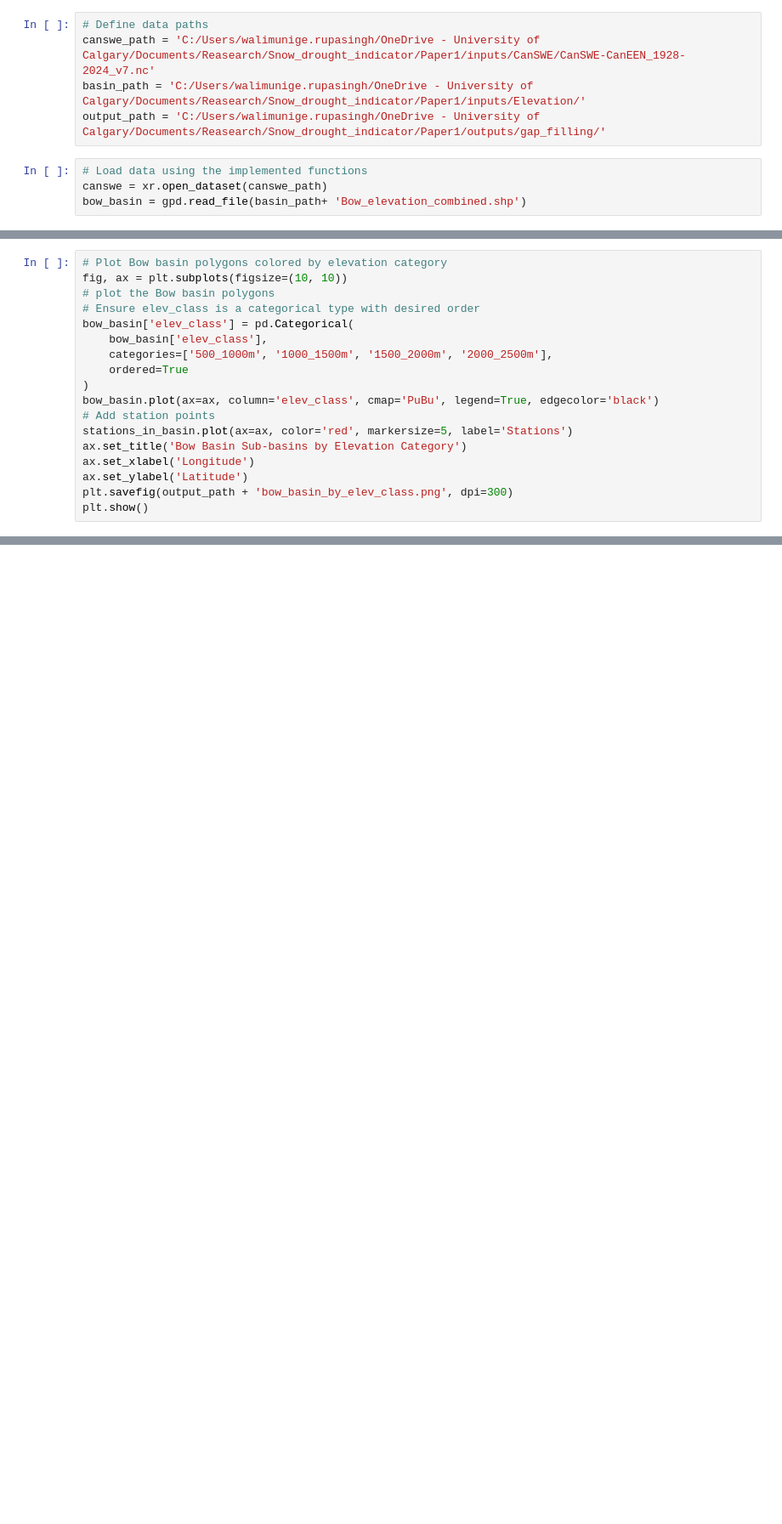
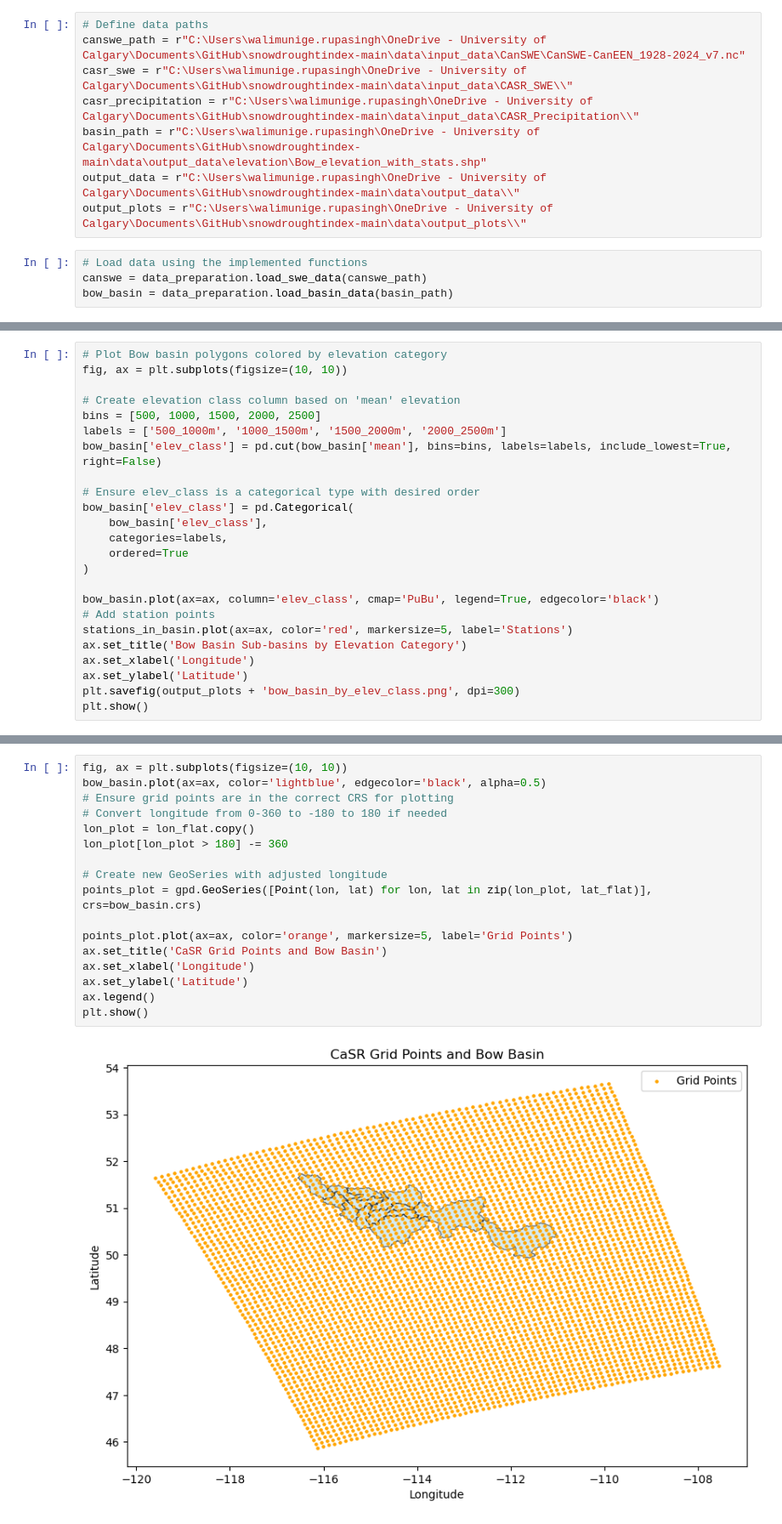
Before and after one commit to hasithajayamaha/snowdroughtindex-main, a Jupyter notebook: notebooks/workflows/0_data_preparation_workflow.ipynb, the cells around one changed output, grey strips where cells are left out. Shown at 85% size. Drawn from its saved outputs; the diff is of its cells as text; blank space fills up the shorter version.

```diff
--- a/notebooks/workflows/0_data_preparation_workflow.ipynb
+++ b/notebooks/workflows/0_data_preparation_workflow.ipynb
@@ -28,10 +23,13 @@ ERROR: Invalid requirement: '#'
 First, we'll load the SWE data and other required datasets.
 # %%
 # Define data paths
-canswe_path = 'C:/Users/walimunige.rupasingh/OneDrive - University of Calgary/Documents/Reasearch/Snow_drought_indicator/Paper1/inputs/CanSWE/CanSWE-CanEEN_1928-2024_v7.nc'
-basin_path = 'C:/Users/walimunige.rupasingh/OneDrive - University of Calgary/Documents/Reasearch/Snow_drought_indicator/Paper1/inputs/Elevation/'
-output_path = 'C:/Users/walimunige.rupasingh/OneDrive - University of Calgary/Documents/Reasearch/Snow_drought_indicator/Paper1/outputs/gap_filling/'
+canswe_path = r"C:\Users\walimunige.rupasingh\OneDrive - University of Calgary\Documents\GitHub\snowdroughtindex-main\data\input_data\CanSWE\CanSWE-CanEEN_1928-2024_v7.nc"
+casr_swe = r"C:\Users\walimunige.rupasingh\OneDrive - University of Calgary\Documents\GitHub\snowdroughtindex-main\data\input_data\CASR_SWE\\"
+casr_precipitation = r"C:\Users\walimunige.rupasingh\OneDrive - University of Calgary\Documents\GitHub\snowdroughtindex-main\data\input_data\CASR_Precipitation\\"
+basin_path = r"C:\Users\walimunige.rupasingh\OneDrive - University of Calgary\Documents\GitHub\snowdroughtindex-main\data\output_data\elevation\Bow_elevation_with_stats.shp"
+output_data = r"C:\Users\walimunige.rupasingh\OneDrive - University of Calgary\Documents\GitHub\snowdroughtindex-main\data\output_data\\"
+output_plots = r"C:\Users\walimunige.rupasingh\OneDrive - University of Calgary\Documents\GitHub\snowdroughtindex-main\data\output_plots\\"
 # %%
 # Load data using the implemented functions
-canswe = xr.open_dataset(canswe_path)
-bow_basin = gpd.read_file(basin_path+ 'Bow_elevation_combined.shp')
+canswe = data_preparation.load_swe_data(canswe_path)
+bow_basin = data_preparation.load_basin_data(basin_path)
@@ -66,20 +64,26 @@ bow_canswe_df.to_csv(output_path + 'bow_canswe.csv', index=False)
 # %%
 # Plot Bow basin polygons colored by elevation category
 fig, ax = plt.subplots(figsize=(10, 10))
-# plot the Bow basin polygons
+
+# Create elevation class column based on 'mean' elevation
+bins = [500, 1000, 1500, 2000, 2500]
+labels = ['500_1000m', '1000_1500m', '1500_2000m', '2000_2500m']
+bow_basin['elev_class'] = pd.cut(bow_basin['mean'], bins=bins, labels=labels, include_lowest=True, right=False)
+
 # Ensure elev_class is a categorical type with desired order
 bow_basin['elev_class'] = pd.Categorical(
     bow_basin['elev_class'],
-    categories=['500_1000m', '1000_1500m', '1500_2000m', '2000_2500m'],
+    categories=labels,
     ordered=True
 )
+
 bow_basin.plot(ax=ax, column='elev_class', cmap='PuBu', legend=True, edgecolor='black')
 # Add station points
 stations_in_basin.plot(ax=ax, color='red', markersize=5, label='Stations')
 ax.set_title('Bow Basin Sub-basins by Elevation Category')
 ax.set_xlabel('Longitude')
 ax.set_ylabel('Latitude')
-plt.savefig(output_path + 'bow_basin_by_elev_class.png', dpi=300)
+plt.savefig(output_plots + 'bow_basin_by_elev_class.png', dpi=300)
 plt.show()
 # %% [output]
 [figure]
@@ -85,0 +156,19 @@ plt.show()
+# %%
+fig, ax = plt.subplots(figsize=(10, 10))
+bow_basin.plot(ax=ax, color='lightblue', edgecolor='black', alpha=0.5)
+# Ensure grid points are in the correct CRS for plotting
+# Convert longitude from 0-360 to -180 to 180 if needed
+lon_plot = lon_flat.copy()
+lon_plot[lon_plot > 180] -= 360
+
+# Create new GeoSeries with adjusted longitude
+points_plot = gpd.GeoSeries([Point(lon, lat) for lon, lat in zip(lon_plot, lat_flat)], crs=bow_basin.crs)
+
+points_plot.plot(ax=ax, color='orange', markersize=5, label='Grid Points')
+ax.set_title('CaSR Grid Points and Bow Basin')
+ax.set_xlabel('Longitude')
+ax.set_ylabel('Latitude')
+ax.legend()
+plt.show()
+# %% [output]
+[figure, added]
```
Also changed, not shown: parts of 18 cells of this notebook, 1 other file.
